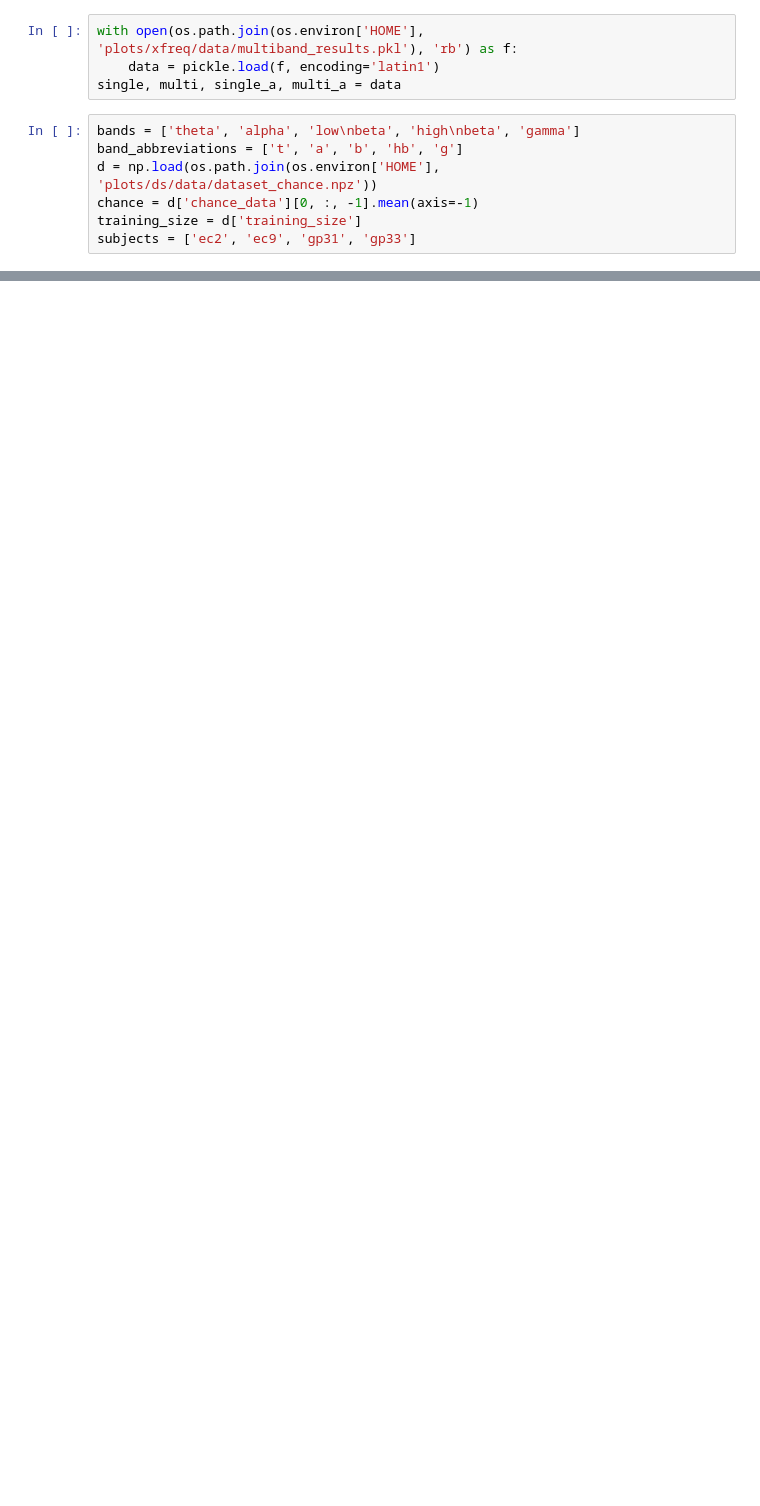
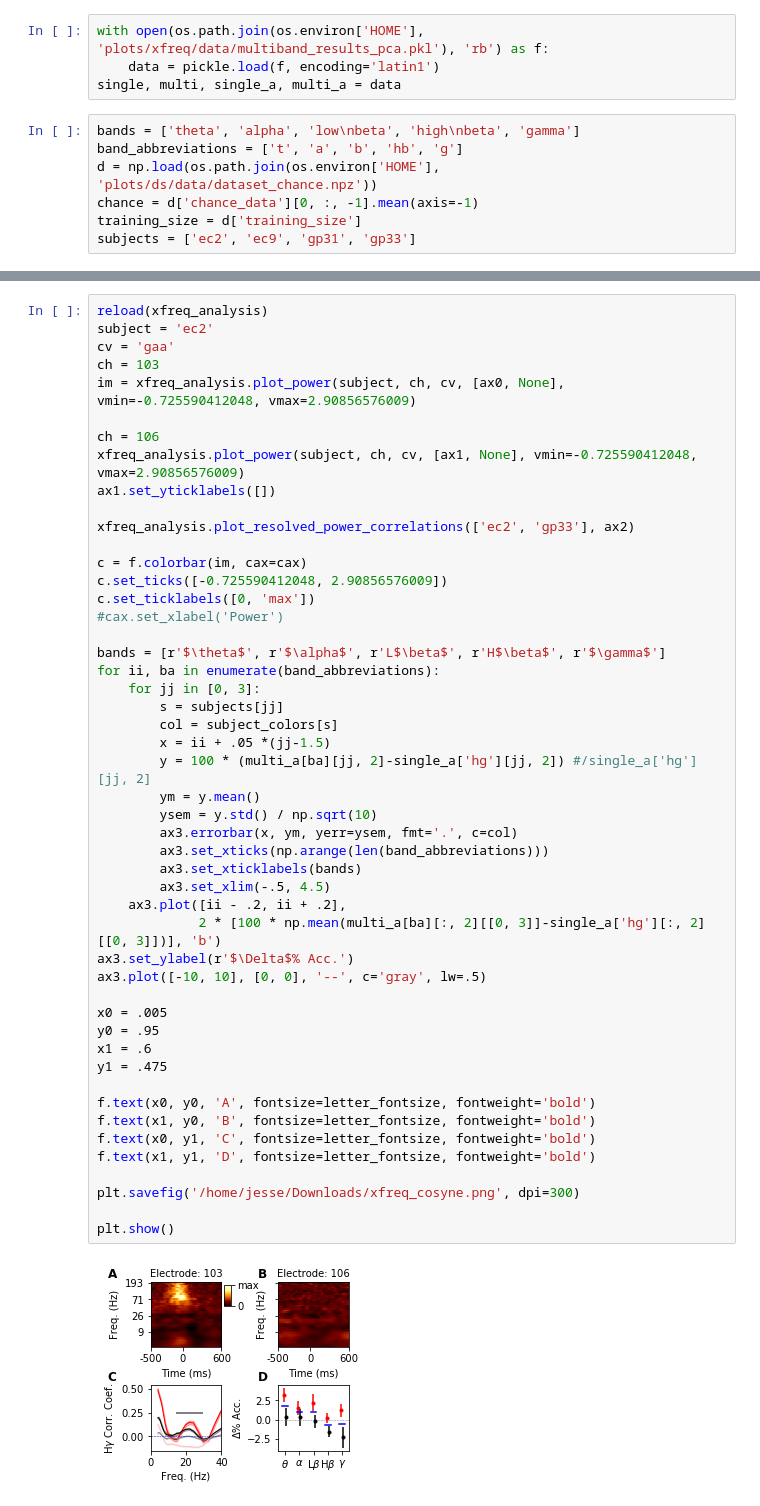
Before and after one commit to BouchardLab/cv_paper_plots, a Jupyter notebook: xfreq/xfreq_plots.ipynb, the cells around one changed output, grey strips where cells are left out. Cells and saved outputs as stored; diff of their text form; blank space fills up the shorter version.

```diff
--- a/xfreq/xfreq_plots.ipynb
+++ b/xfreq/xfreq_plots.ipynb
@@ -172,7 +172,7 @@ plt.show()
 # %% [markdown]
 # Plot 3
 # %%
-with open(os.path.join(os.environ['HOME'], 'plots/xfreq/data/multiband_results.pkl'), 'rb') as f:
+with open(os.path.join(os.environ['HOME'], 'plots/xfreq/data/multiband_results_pca.pkl'), 'rb') as f:
     data = pickle.load(f, encoding='latin1')
 single, multi, single_a, multi_a = data
 # %%
@@ -216,0 +247,51 @@ plt.show()
+# %%
+reload(xfreq_analysis)
+subject = 'ec2'
+cv = 'gaa'
+ch = 103
+im = xfreq_analysis.plot_power(subject, ch, cv, [ax0, None], vmin=-0.725590412048, vmax=2.90856576009)
+
+ch = 106
+xfreq_analysis.plot_power(subject, ch, cv, [ax1, None], vmin=-0.725590412048, vmax=2.90856576009)
+ax1.set_yticklabels([])
+
+xfreq_analysis.plot_resolved_power_correlations(['ec2', 'gp33'], ax2)
+
+c = f.colorbar(im, cax=cax)
+c.set_ticks([-0.725590412048, 2.90856576009])
+c.set_ticklabels([0, 'max'])
+#cax.set_xlabel('Power')
+
+bands = [r'$\theta$', r'$\alpha$', r'L$\beta$', r'H$\beta$', r'$\gamma$']
+for ii, ba in enumerate(band_abbreviations):
+    for jj in [0, 3]:
+        s = subjects[jj]
+        col = subject_colors[s]
+        x = ii + .05 *(jj-1.5)
+        y = 100 * (multi_a[ba][jj, 2]-single_a['hg'][jj, 2]) #/single_a['hg'][jj, 2]
+        ym = y.mean()
+        ysem = y.std() / np.sqrt(10)
+        ax3.errorbar(x, ym, yerr=ysem, fmt='.', c=col)
+        ax3.set_xticks(np.arange(len(band_abbreviations)))
+        ax3.set_xticklabels(bands)
+        ax3.set_xlim(-.5, 4.5)
+    ax3.plot([ii - .2, ii + .2],
+             2 * [100 * np.mean(multi_a[ba][:, 2][[0, 3]]-single_a['hg'][:, 2][[0, 3]])], 'b')
+ax3.set_ylabel(r'$\Delta$% Acc.')
+ax3.plot([-10, 10], [0, 0], '--', c='gray', lw=.5)
+
+x0 = .005
+y0 = .95
+x1 = .6
+y1 = .475
+
+f.text(x0, y0, 'A', fontsize=letter_fontsize, fontweight='bold')
+f.text(x1, y0, 'B', fontsize=letter_fontsize, fontweight='bold')
+f.text(x0, y1, 'C', fontsize=letter_fontsize, fontweight='bold')
+f.text(x1, y1, 'D', fontsize=letter_fontsize, fontweight='bold')
+
+plt.savefig('/home/jesse/Downloads/xfreq_cosyne.png', dpi=300)
+
+plt.show()
+# %% [output]
+[figure, added]
```
Also changed, not shown: parts of 4 cells of this notebook, 2 other files.
